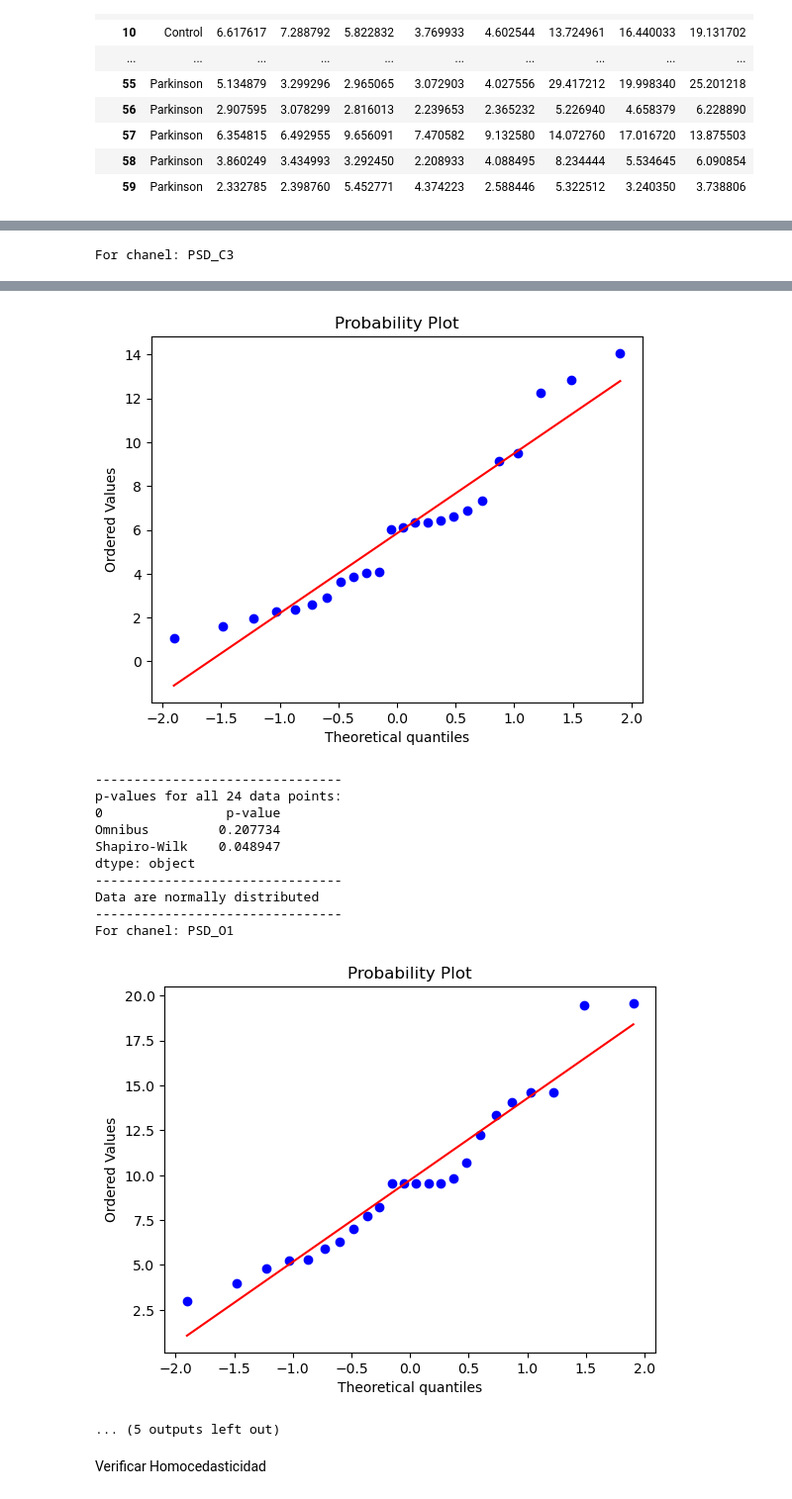
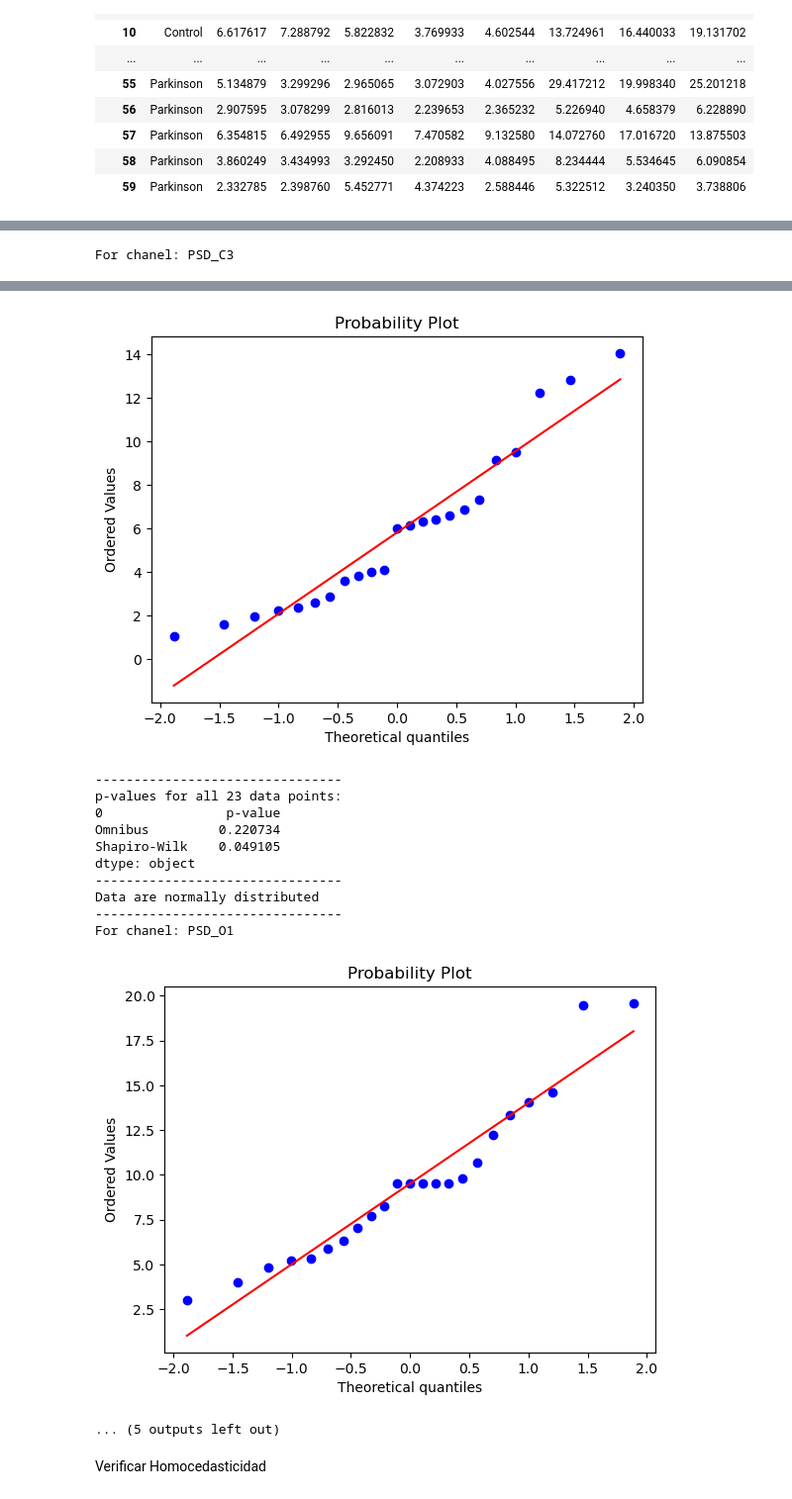
Before and after one commit to Astolfo2332/Parkinson_difference, a Jupyter notebook: Proyecto_1.ipynb, the cells around one changed output, grey strips where cells are left out. Shown at 99% size. Drawn from its saved outputs; the diff is of its cells as text; code cells hidden in the pictures.

```diff
--- a/Proyecto_1.ipynb
+++ b/Proyecto_1.ipynb
@@ -247,6 +247,7 @@ for i, df_estado in enumerate(dataframes):
     axs[i].boxplot([df_estado['PSD_C3'], df_estado['PSD_C1'], df_estado['PSD_CZ'], df_estado['PSD_C2'], df_estado['PSD_C4'], df_estado['PSD_O1'], df_estado['PSD_OZ'], df_estado['PSD_O2']])
     axs[i].set_title(labels[i])
     axs[i].set_xticklabels(labels1)
+    axs[i].set_ylim([-1.5, 85])
 fig.suptitle('Diagrama de caja y bigotes para varios canales y dos tipos de pacientes')
 plt.show()
 # %% [output]
@@ -306,6 +307,13 @@ control.loc[locateado,columna]=None
 prom=control.dropna()
 prom1=prom[columna].mean()
 control=control.fillna(prom1)
+
+columna=control.columns[2]
+locateado=(control[columna]>20).values
+control.loc[locateado,columna]=None
+prom=control.dropna()
+prom1=prom[columna].mean()
+control=control.fillna(prom1)
 # filtrado para parkinson
 
 columna=parkinson.columns[8]
@@ -451,9 +459,9 @@ For chanel: PSD_O1
 # %%
 names=df.columns.values
 pcontrol=sum(df["Estado"]=="Control")
-for i in names[1:]: #Se aplica la prueba de normalidad a cada canal de los pacientes control
+for i in names[1:]: #Se aplica la prueba de normalidad a cada canal de los pacientes parkinson
     print("For chanel: "+i)
-    c=df.loc[pcontrol-1:,i]
+    c=df.loc[pcontrol:,i]
     x=check_normality(c)
 # %% [output]
 For chanel: PSD_C3
@@ -499,20 +507,20 @@ Shapiro-Wilk    0.01335
 dtype: object
 --------------------------------
 Data arent normally distribuited
 --------------------------------
 For chanel: PSD_C4
-[figure, old version]
+[figure, new version]
 --------------------------------
-p-values for all 24 data points:
+p-values for all 23 data points:
 0                p-value
-Omnibus         0.207734
-Shapiro-Wilk    0.048947
+Omnibus         0.220734
+Shapiro-Wilk    0.049105
 dtype: object
 --------------------------------
 Data are normally distributed
 --------------------------------
 For chanel: PSD_O1
-[figure, old version]
+[figure, new version]
 ... (5 outputs left out)
 # %% [markdown]
 Verificar Homocedasticidad
```
Also changed, not shown: parts of 12 cells of this notebook, 1 other file.
